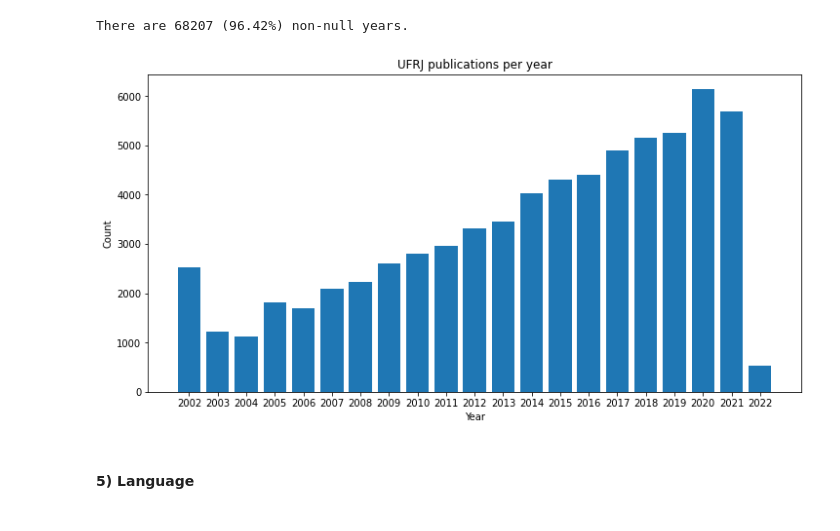
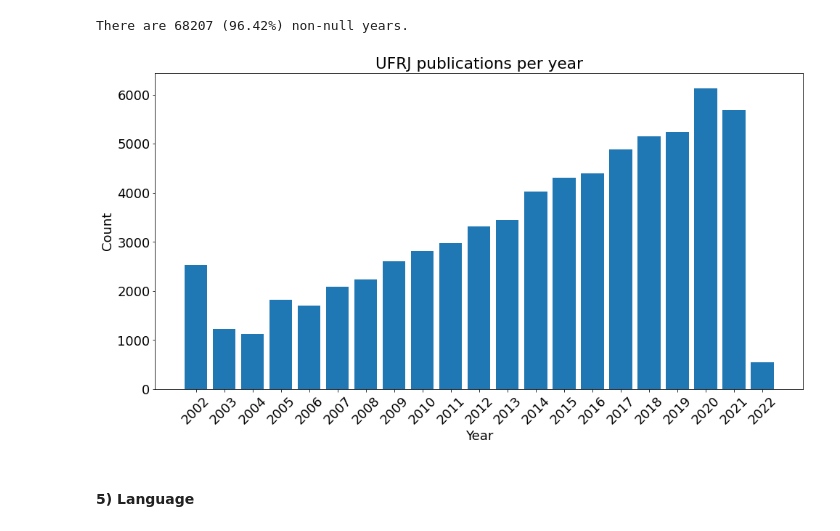
Before and after one commit to pedroboechat/COS738_BuscaMineracaoTexto_TrabFinal, a Jupyter notebook: notebook.ipynb, the cells around one changed output. Drawn from its saved outputs; the diff is of its cells as text; code cells hidden in the pictures.

```diff
--- a/notebook.ipynb
+++ b/notebook.ipynb
@@ -86,14 +79,17 @@ print(f"There are {df['year'].dropna().shape[0]} ({df['year'].dropna().shape[0]*
 There are 68207 (96.42%) non-null years.
 # %%
 _ = df['year'].value_counts().to_dict()
-fig, ax = plt.subplots(figsize=(12,6))
+fig, ax = plt.subplots(figsize=(16,8))
 ax.bar(_.keys(), _.values())
 ax.set_xticks(list(_.keys()))
 ax.set_title("UFRJ publications per year")
 ax.set_xlabel("Year")
 ax.set_ylabel("Count");
+plt.tick_params(axis="x", rotation=45)
+plt.rcParams.update({'font.size': 18})
+fig.savefig("./data/pub_per_year.pdf")
 # %% [output]
-[figure, old version]
+[figure, new version]
 # %% [markdown]
 #### 5) Language
 # %%
```
Also changed, not shown: parts of 53 cells of this notebook.
